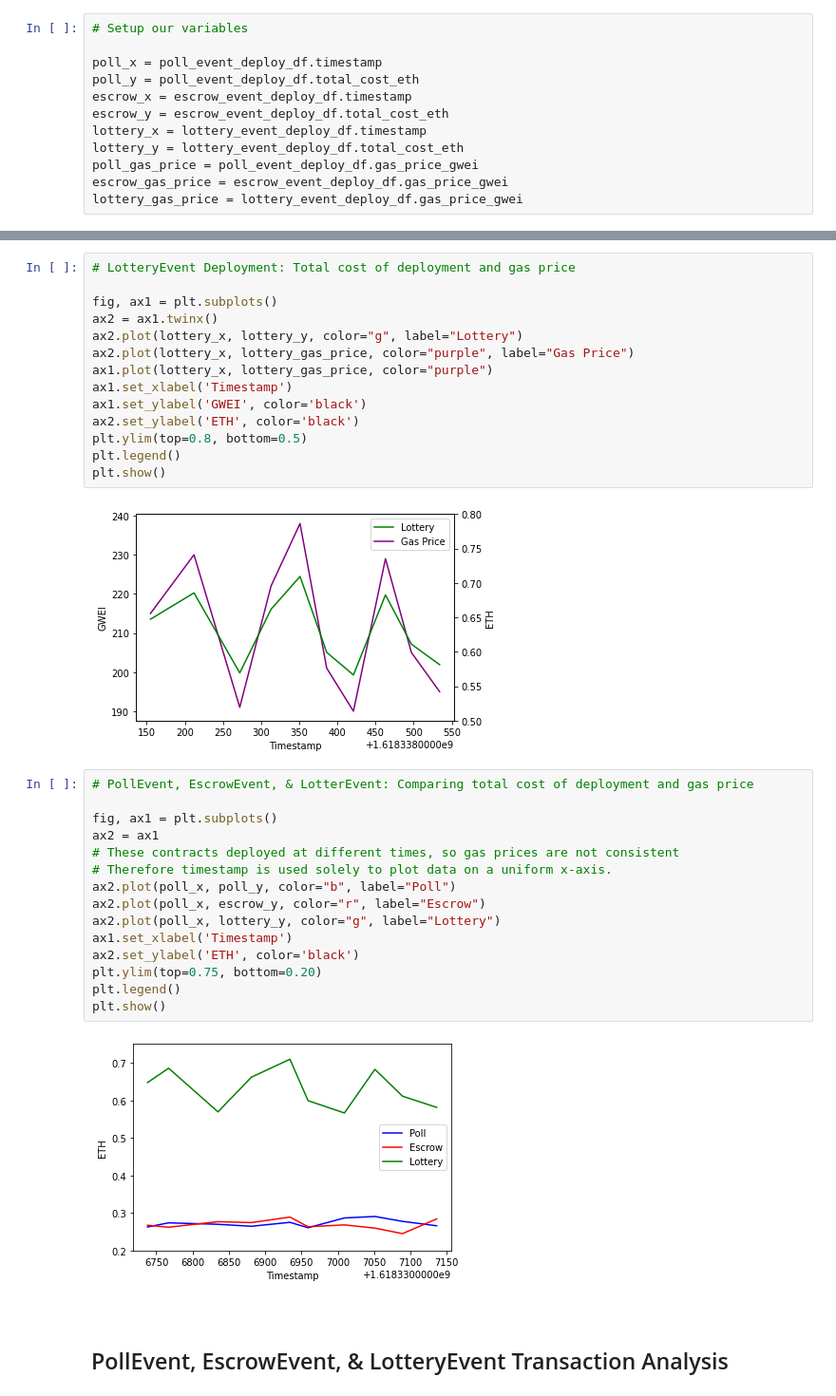
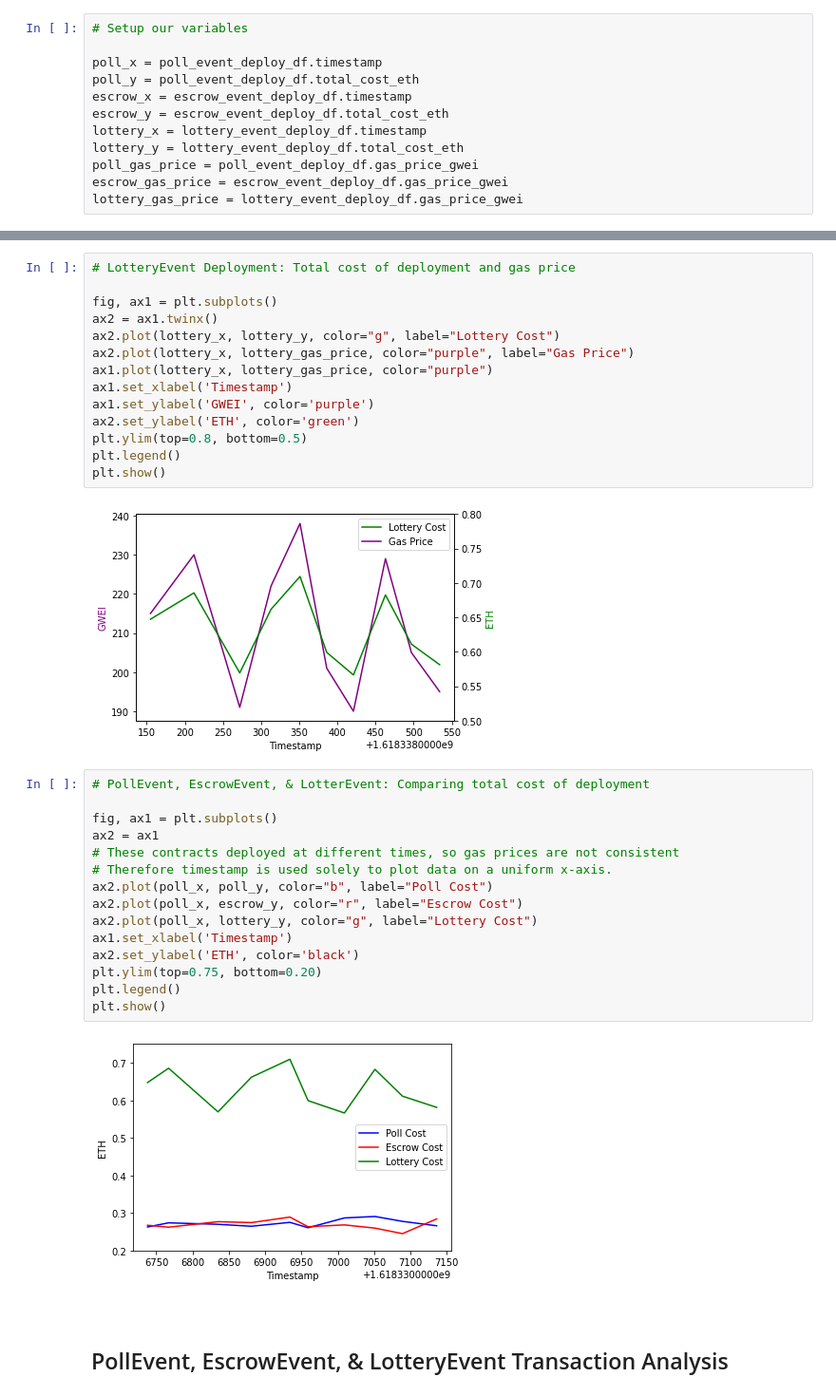
Before and after one commit to stephen-eades/The-Practicality-of-Decentralized-Smart-Contracts, a Jupyter notebook: jupyter_notebook/dapp_data_analysis.ipynb, the cells around one changed output, grey strips where cells are left out. Shown at 95% size. Cells and saved outputs as stored; diff of their text form.

```diff
--- a/jupyter_notebook/dapp_data_analysis.ipynb
+++ b/jupyter_notebook/dapp_data_analysis.ipynb
@@ -155,34 +148,34 @@ plt.show()
 
 fig, ax1 = plt.subplots()
 ax2 = ax1.twinx()
-ax2.plot(lottery_x, lottery_y, color="g", label="Lottery")
+ax2.plot(lottery_x, lottery_y, color="g", label="Lottery Cost")
 ax2.plot(lottery_x, lottery_gas_price, color="purple", label="Gas Price")
 ax1.plot(lottery_x, lottery_gas_price, color="purple")
 ax1.set_xlabel('Timestamp')
-ax1.set_ylabel('GWEI', color='black')
-ax2.set_ylabel('ETH', color='black')
+ax1.set_ylabel('GWEI', color='purple')
+ax2.set_ylabel('ETH', color='green')
 plt.ylim(top=0.8, bottom=0.5)
 plt.legend()
 plt.show()
 # %% [output]
-[figure, old version]
+[figure, new version]
 # %%
-# PollEvent, EscrowEvent, & LotterEvent: Comparing total cost of deployment and gas price
+# PollEvent, EscrowEvent, & LotterEvent: Comparing total cost of deployment
 
 fig, ax1 = plt.subplots()
 ax2 = ax1
 # These contracts deployed at different times, so gas prices are not consistent
 # Therefore timestamp is used solely to plot data on a uniform x-axis.
-ax2.plot(poll_x, poll_y, color="b", label="Poll")
-ax2.plot(poll_x, escrow_y, color="r", label="Escrow")
-ax2.plot(poll_x, lottery_y, color="g", label="Lottery")
+ax2.plot(poll_x, poll_y, color="b", label="Poll Cost")
+ax2.plot(poll_x, escrow_y, color="r", label="Escrow Cost")
+ax2.plot(poll_x, lottery_y, color="g", label="Lottery Cost")
 ax1.set_xlabel('Timestamp')
 ax2.set_ylabel('ETH', color='black')
 plt.ylim(top=0.75, bottom=0.20)
 plt.legend()
 plt.show()
 # %% [output]
-[figure, old version]
+[figure, new version]
 # %% [markdown]
 <br>
 <h2>PollEvent, EscrowEvent, & LotteryEvent Transaction Analysis</h2>
```
Also changed, not shown: parts of 14 cells of this notebook, 2 other files.
